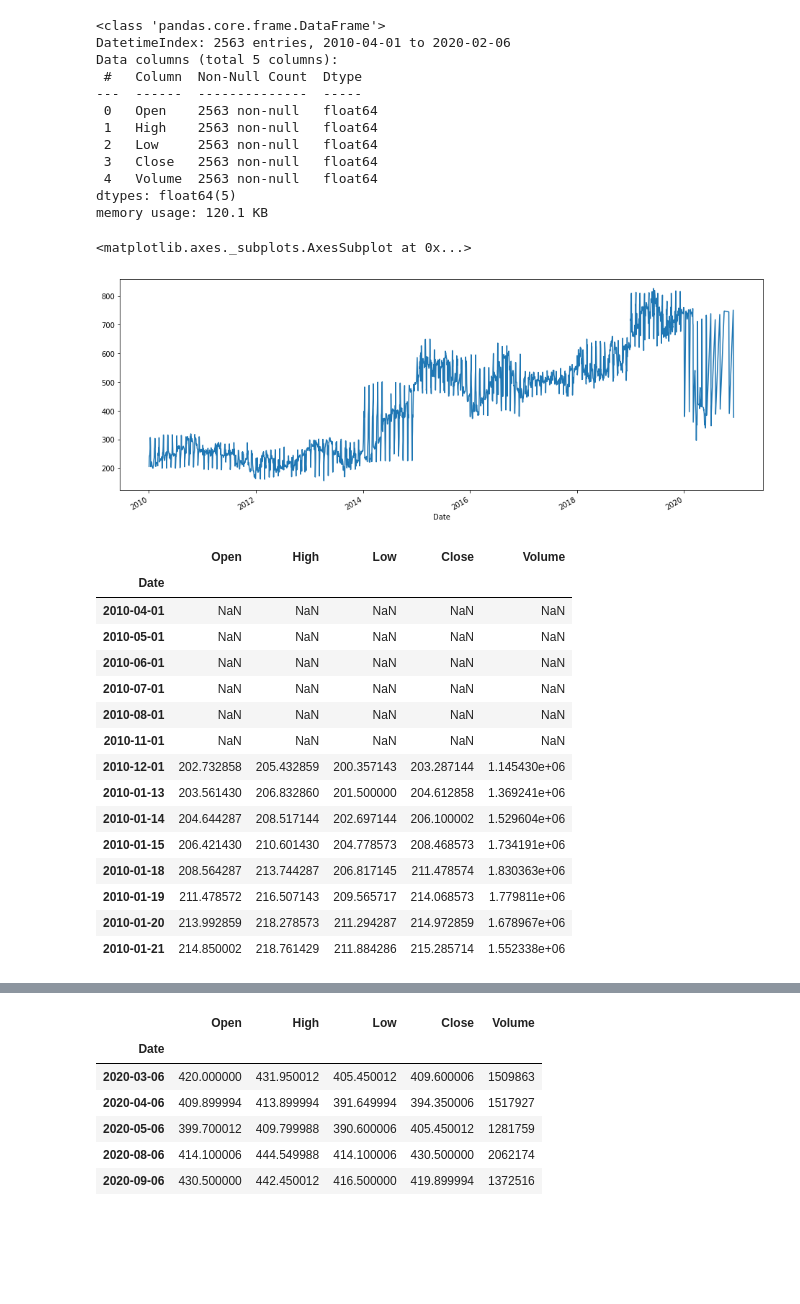
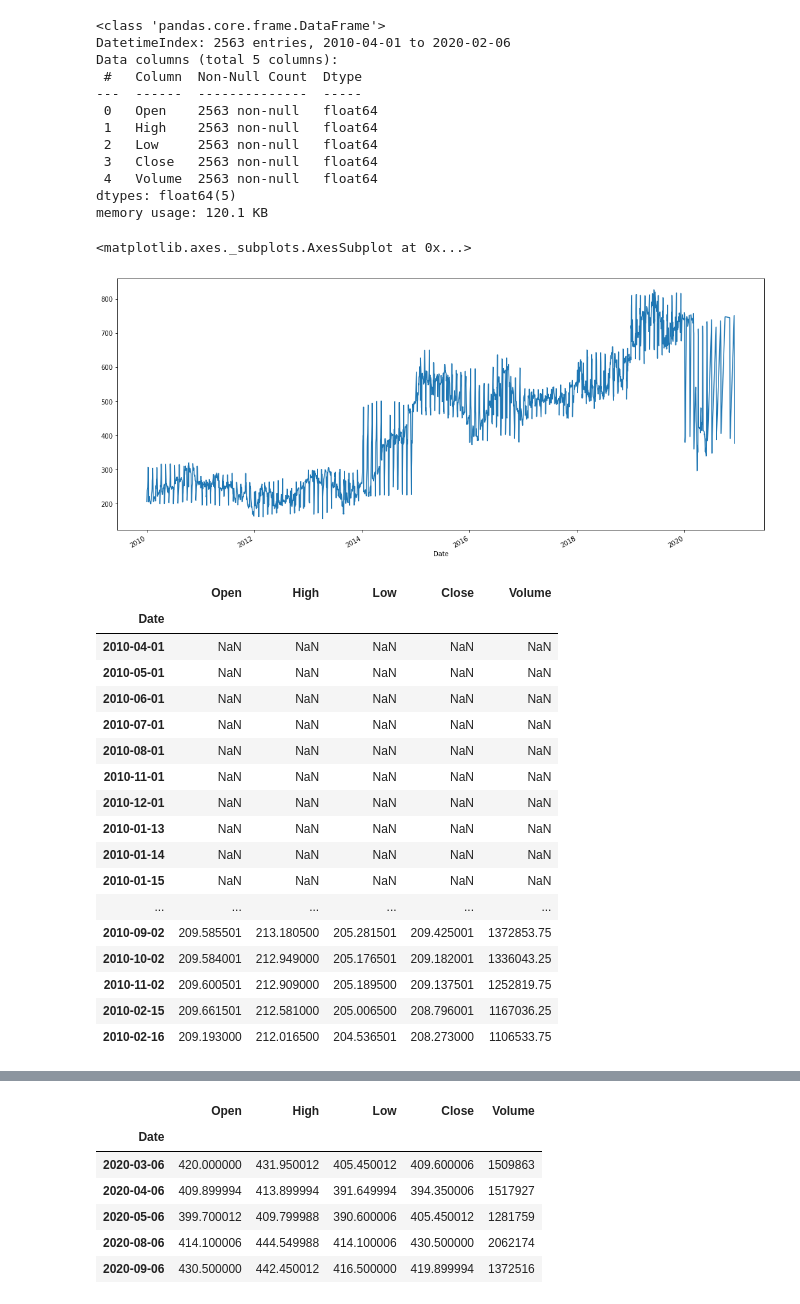
Before and after one commit to thecodelearner/python, a Jupyter notebook: Stock_Market_Axis.ipynb, the cells around one changed output, grey strips where cells are left out. Cells and saved outputs as stored; diff of their text form; code cells hidden in the pictures; blank space fills up the shorter version.

```diff
--- a/Stock_Market_Axis.ipynb
+++ b/Stock_Market_Axis.ipynb
@@ -9,3 +14,8 @@ import datetime
+# %%
+# train_csv_file = '/content/drive/My Drive/finance analysis/Stock Prediction/axis_train.csv'
+# test_csv_file = '/content/drive/My Drive/finance analysis/Stock Prediction/axis_test.csv'
+train_csv_file = 'E:/CodeH/finance analysis/Stock Prediction/axis_train.csv'
+test_csv_file = 'E:/CodeH/finance analysis/Stock Prediction/axis_test.csv'
 # %%
-dataset = pd.read_csv('/axis_train.csv',index_col="Date",parse_dates=True)
+dataset = pd.read_csv(train_csv_file, index_col="Date",parse_dates=True)
 # %%
@@ -74,9 +89,9 @@ Data columns (total 5 columns):
 dtypes: float64(5)
 memory usage: 120.1 KB
 # %%
-dataset['Open'].plot(figsize=(16,6))
+dataset['Open'].plot(figsize=(18,8))
 # %% [output]
 <matplotlib.axes._subplots.AxesSubplot at 0x...>
-[figure, old version]
+[figure, new version]
 # %%
 # convert column "a" of a DataFrame
@@ -86,6 +101,6 @@ dataset['Open'].plot(figsize=(16,6))
 # %%
-# 7 day rolling mean
-dataset.rolling(7).mean().head(14)
+# 20 day rolling mean
+dataset.rolling(20).mean().head(30)
 # %% [output]
 |  | Open | High | Low | Close | Volume |
 | Date |  |  |  |  |  |
@@ -95,12 +110,14 @@ dataset.rolling(7).mean().head(14)
 | 2010-07-01 | NaN | NaN | NaN | NaN | NaN |
 | 2010-08-01 | NaN | NaN | NaN | NaN | NaN |
 | 2010-11-01 | NaN | NaN | NaN | NaN | NaN |
-| 2010-12-01 | 202.732858 | 205.432859 | 200.357143 | 203.287144 | 1.145430e+06 |
-| 2010-01-13 | 203.561430 | 206.832860 | 201.500000 | 204.612858 | 1.369241e+06 |
-| 2010-01-14 | 204.644287 | 208.517144 | 202.697144 | 206.100002 | 1.529604e+06 |
-| 2010-01-15 | 206.421430 | 210.601430 | 204.778573 | 208.468573 | 1.734191e+06 |
-| 2010-01-18 | 208.564287 | 213.744287 | 206.817145 | 211.478574 | 1.830363e+06 |
-| 2010-01-19 | 211.478572 | 216.507143 | 209.565717 | 214.068573 | 1.779811e+06 |
-| 2010-01-20 | 213.992859 | 218.278573 | 211.294287 | 214.972859 | 1.678967e+06 |
-| 2010-01-21 | 214.850002 | 218.761429 | 211.884286 | 215.285714 | 1.552338e+06 |
+| 2010-12-01 | NaN | NaN | NaN | NaN | NaN |
+| 2010-01-13 | NaN | NaN | NaN | NaN | NaN |
+| 2010-01-14 | NaN | NaN | NaN | NaN | NaN |
+| 2010-01-15 | NaN | NaN | NaN | NaN | NaN |
+| ... | ... | ... | ... | ... | ... |
+| 2010-09-02 | 209.585501 | 213.180500 | 205.281501 | 209.425001 | 1372853.75 |
+| 2010-10-02 | 209.584001 | 212.949000 | 205.176501 | 209.182001 | 1336043.25 |
+| 2010-11-02 | 209.600501 | 212.909000 | 205.189500 | 209.137501 | 1252819.75 |
+| 2010-02-15 | 209.661501 | 212.581000 | 205.006500 | 208.796001 | 1167036.25 |
+| 2010-02-16 | 209.193000 | 212.016500 | 204.536501 | 208.273000 | 1106533.75 |
 # %%
```
Also changed, not shown: parts of 23 cells of this notebook.
